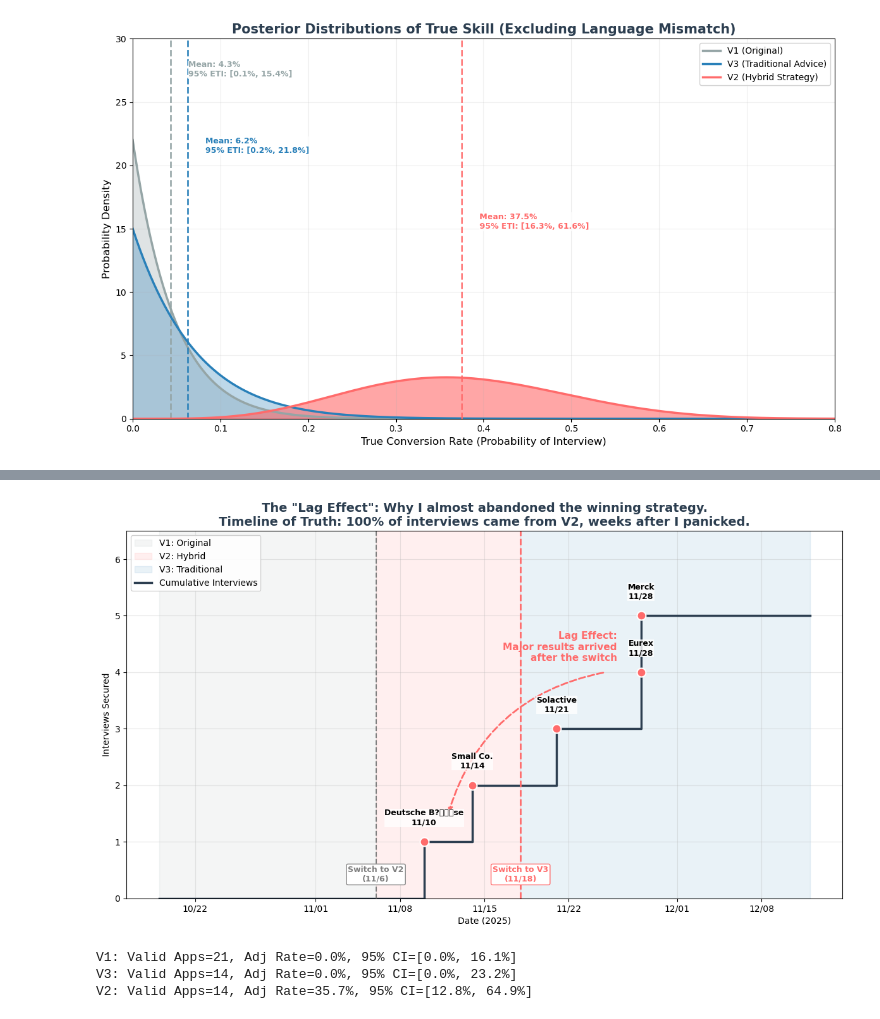
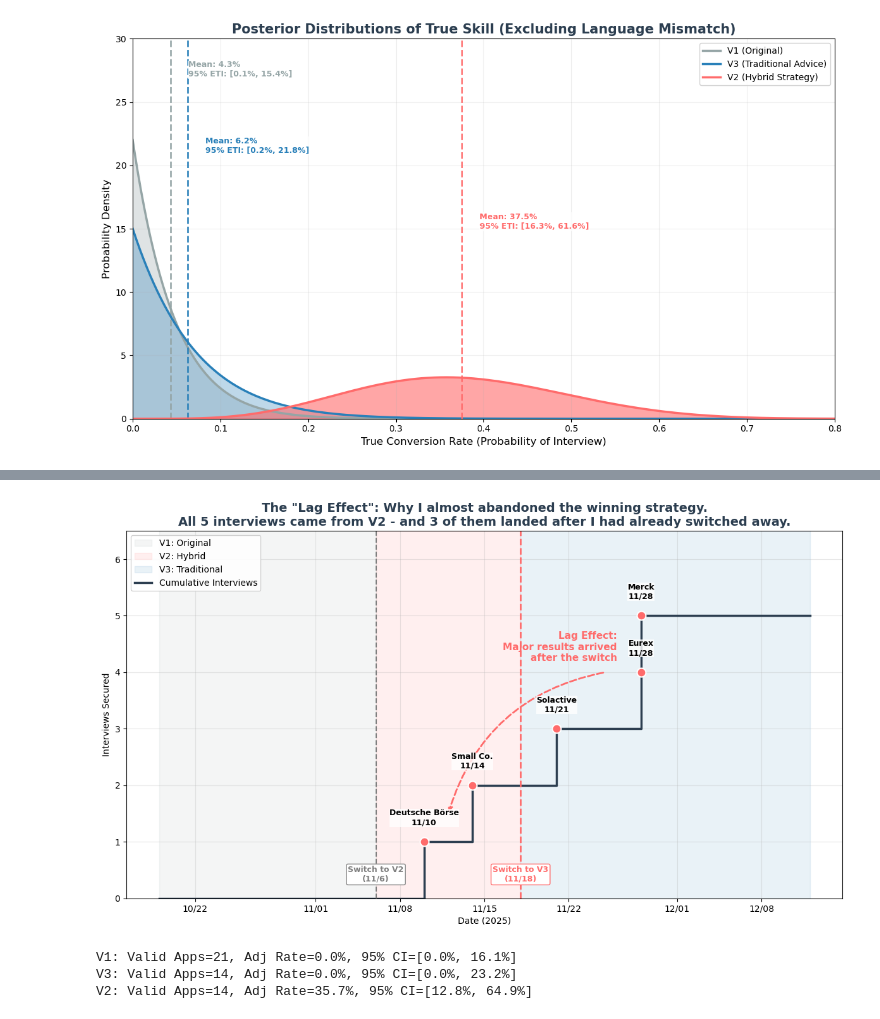
Before and after one commit to marco50608/bayesian-resume-analysis, a Jupyter notebook: Resume Conversion.ipynb, the cells around one changed output, grey strips where cells are left out. Cells and saved outputs as stored; diff of their text form; code cells hidden in the pictures.

```diff
--- a/Resume Conversion.ipynb
+++ b/Resume Conversion.ipynb
@@ -162,6 +173,11 @@ Reason: We want to measure the effectiveness of the resume content itself, exclu
 factors like language mismatch which are independent of resume quality.
 """
 n_samples = 100000
+
+# Local stream, like Parts 3 / 10 / 13 already use. Without this, these draws
+# come from the global RandomState and depend on how much randomness Part 1
+# consumed first — re-running this cell alone silently changes the numbers.
+rng_part2 = np.random.default_rng(222)
 
 print("Updating Beliefs (Bayesian Inference) using ADJUSTED Data:")
 print("-" * 50)
@@ -189,7 +205,7 @@ for key, data in strategies.items():
     data['posterior_dist'] = dist
     data['post_alpha'] = post_alpha
     data['post_beta'] = post_beta
-    data['samples'] = dist.rvs(n_samples)
+    data['samples'] = dist.rvs(n_samples, random_state=rng_part2)
 
     print(f"[{key}] Valid Apps: {successes}/{valid_n} -> Posterior: Beta({post_alpha}, {post_beta})")
 
@@ -537,38 +591,37 @@ ax.text(d_v3, 0.3, "Switch to V3\n(11/18)", ha='center', fontsize=9, color=COLOR
 # Moved text to the left (11/23) to avoid overlap
 ax.annotate("",
             xy=(mdates.date2num(datetime(2025, 11, 12)), 1.5),
             xytext=(mdates.date2num(datetime(2025, 11, 25)), 4),
             arrowprops=dict(arrowstyle="->", connectionstyle="arc3,rad=0.3", color=COLORS['Panic'], lw=2, ls='--'))
 ax.text(datetime(2025, 11, 26), 4.2, "Lag Effect:\nMajor results arrived\nafter the switch",
         color=COLORS['Panic'], fontsize=11, fontweight='bold', ha='right')
 
 # Points & Labels
-for e in events:
+for i, e in enumerate(events):
     d = e['date']
-    # Find y value after jump
-    y_val = events.index(e) + 1
+    y_val = i + 1
 
     offset_y = 0.3
 
     ax.scatter(d, y_val, color=COLORS['V2'], s=100, zorder=10, edgecolor='white', linewidth=1.5)
 
     label = f"{e['company']}\n{d.strftime('%m/%d')}"
     ax.text(d, y_val + offset_y, label, ha='center', fontsize=9, fontweight='bold',
             bbox=dict(facecolor='white', alpha=0.8, edgecolor='none', pad=0.2))
 
 # Format
 ax.xaxis.set_major_formatter(mdates.DateFormatter('%m/%d'))
-ax.set_title('The "Lag Effect": Why I almost abandoned the winning strategy.\nTimeline of Truth: 100% of interviews came from V2, weeks after I panicked.', fontsize=14, fontweight='bold', color='#2c3e50')
+ax.set_title('The "Lag Effect": Why I almost abandoned the winning strategy.\nAll 5 interviews came from V2 - and 3 of them landed after I had already switched away.', fontsize=14, fontweight='bold', color='#2c3e50')
 ax.set_ylabel("Interviews Secured")
 ax.set_xlabel("Date (2025)")
 ax.set_ylim(0, 6.5)
 ax.grid(True, alpha=0.3)
 ax.legend(loc='upper left', frameon=True, facecolor='white', framealpha=0.9)
 
 plt.tight_layout()
 plt.show()
 # %% [output]
-[figure, old version]
+[figure, new version]
 # %%
 # ==========================================
 # PART 8: Bar Chart (Raw vs Adjusted)
```
Also changed, not shown: parts of 10 cells of this notebook, 5 other files.
